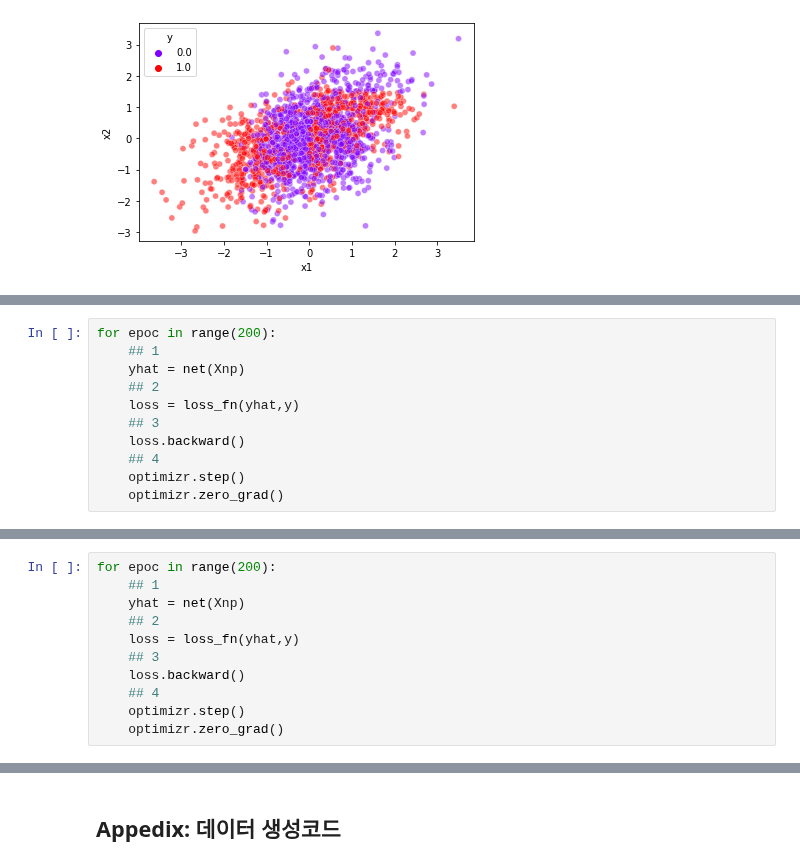
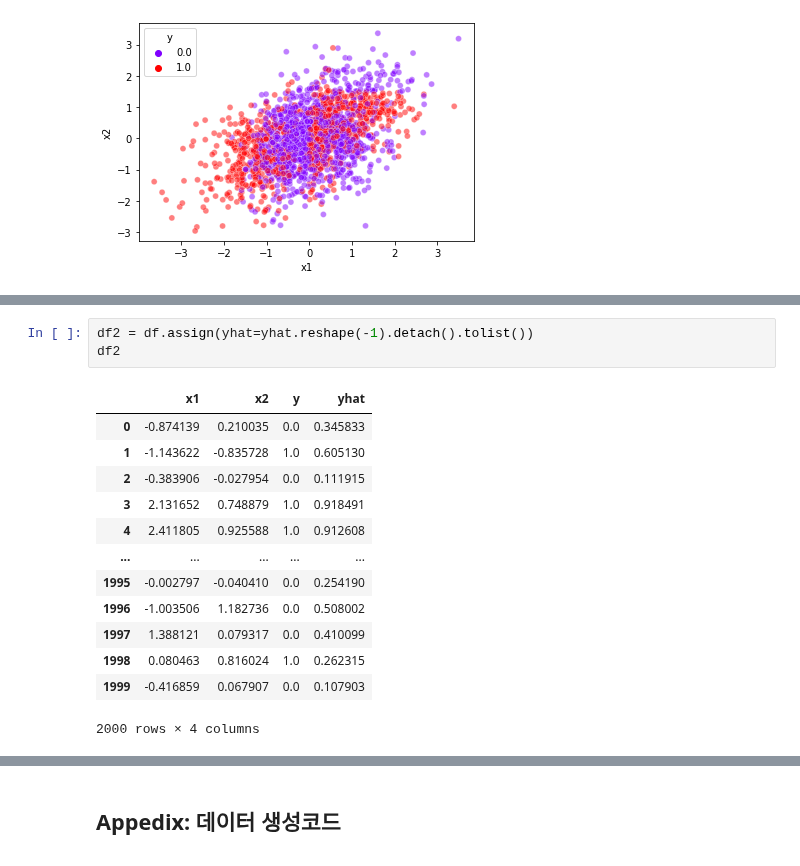
Before and after one commit to guebin/DL2022_backup, a Jupyter notebook: _notebooks/2022-10-04-(5주차) draft.ipynb, the cells around one changed output, grey strips where cells are left out. Saved outputs shown, nothing was run; the diff lists cells and outputs as text.

```diff
--- a/_notebooks/2022-10-04-(5주차) draft.ipynb
+++ b/_notebooks/2022-10-04-(5주차) draft.ipynb
@@ -615,11 +529,0 @@ yhat.shape,y.shape
-# %%
-for epoc in range(200):
-    ## 1
-    yhat = net(Xnp)
-    ## 2
-    loss = loss_fn(yhat,y)
-    ## 3
-    loss.backward()
-    ## 4
-    optimizr.step()
-    optimizr.zero_grad()
@@ -662,11 +529,0 @@ optimizr = torch.optim.Adam(net.parameters())
-# %%
-for epoc in range(200):
-    ## 1
-    yhat = net(Xnp)
-    ## 2
-    loss = loss_fn(yhat,y)
-    ## 3
-    loss.backward()
-    ## 4
-    optimizr.step()
-    optimizr.zero_grad()
@@ -749,0 +564,17 @@ subgraph cluster_3{
+# %%
+df2 = df.assign(yhat=yhat.reshape(-1).detach().tolist())
+df2
+# %% [output]
+|  | x1 | x2 | y | yhat |
+| 0 | -0.874139 | 0.210035 | 0.0 | 0.345833 |
+| 1 | -1.143622 | -0.835728 | 1.0 | 0.605130 |
+| 2 | -0.383906 | -0.027954 | 0.0 | 0.111915 |
+| 3 | 2.131652 | 0.748879 | 1.0 | 0.918491 |
+| 4 | 2.411805 | 0.925588 | 1.0 | 0.912608 |
+| ... | ... | ... | ... | ... |
+| 1995 | -0.002797 | -0.040410 | 0.0 | 0.254190 |
+| 1996 | -1.003506 | 1.182736 | 0.0 | 0.508002 |
+| 1997 | 1.388121 | 0.079317 | 0.0 | 0.410099 |
+| 1998 | 0.080463 | 0.816024 | 1.0 | 0.262315 |
+| 1999 | -0.416859 | 0.067907 | 0.0 | 0.107903 |
+2000 rows × 4 columns
```
Also changed, not shown: parts of 91 cells of this notebook, 1 other file.
